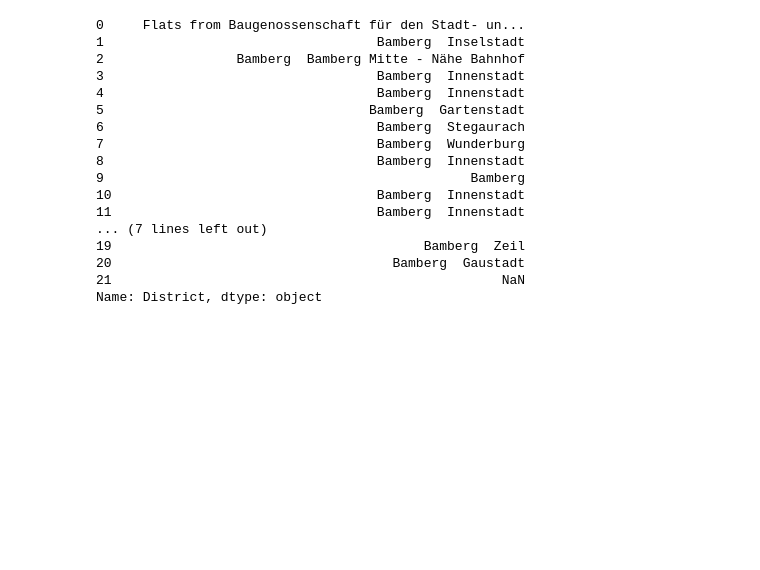
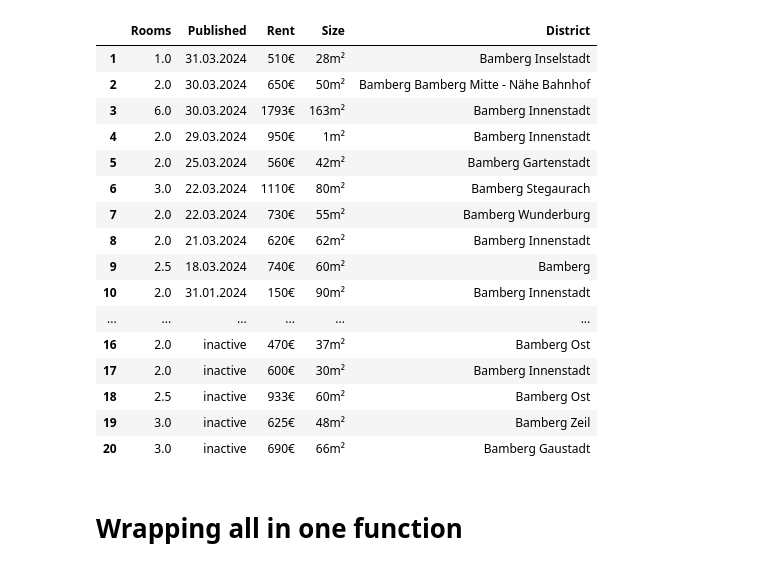
Before and after one commit to mzaoualim/Business_Proposals, a Jupyter notebook: Web_Scraping/Web_Scraper_Steps.ipynb, the cells around one changed output. Saved outputs shown, nothing was run; the diff lists cells and outputs as text; code cells hidden in the pictures; blank space fills up the shorter version.

```diff
--- a/Web_Scraping/Web_Scraper_Steps.ipynb
+++ b/Web_Scraping/Web_Scraper_Steps.ipynb
@@ -8,0 +29,4 @@ import requests
+# %%
+# select columns
+raw = raw[['Rooms', 'Published', 'Rent', 'Size', 'District']]
+raw
@@ -8,0 +51,4 @@ import requests
+# %%
+# drop empty rows
+raw.dropna(inplace=True)
+raw
@@ -9 +77,25 @@ import requests
+# %%
+# drop ads listing
+raw = raw[raw["District"].str.contains(re.escape("*")) == False]
+raw
+# %% [output]
+|  | Rooms | Published | Rent | Size | District |
+| 1 | 1.0 | 31.03.2024 | 510€ | 28m² | Bamberg Inselstadt |
+| 2 | 2.0 | 30.03.2024 | 650€ | 50m² | Bamberg Bamberg Mitte - Nähe Bahnhof |
+| 3 | 6.0 | 30.03.2024 | 1793€ | 163m² | Bamberg Innenstadt |
+| 4 | 2.0 | 29.03.2024 | 950€ | 1m² | Bamberg Innenstadt |
+| 5 | 2.0 | 25.03.2024 | 560€ | 42m² | Bamberg Gartenstadt |
+| 6 | 3.0 | 22.03.2024 | 1110€ | 80m² | Bamberg Stegaurach |
+| 7 | 2.0 | 22.03.2024 | 730€ | 55m² | Bamberg Wunderburg |
+| 8 | 2.0 | 21.03.2024 | 620€ | 62m² | Bamberg Innenstadt |
+| 9 | 2.5 | 18.03.2024 | 740€ | 60m² | Bamberg |
+| 10 | 2.0 | 31.01.2024 | 150€ | 90m² | Bamberg Innenstadt |
+| ... | ... | ... | ... | ... | ... |
+| 16 | 2.0 | inactive | 470€ | 37m² | Bamberg Ost |
+| 17 | 2.0 | inactive | 600€ | 30m² | Bamberg Innenstadt |
+| 18 | 2.5 | inactive | 933€ | 60m² | Bamberg Ost |
+| 19 | 3.0 | inactive | 625€ | 48m² | Bamberg Zeil |
+| 20 | 3.0 | inactive | 690€ | 66m² | Bamberg Gaustadt |
+# %% [markdown]
+# Wrapping all in one function
 # %%
@@ -34,20 +125,0 @@ tab = pd.read_html(link)
-# %%
-tab[0]['District']
-# %% [output]
-0     Flats from Baugenossenschaft für den Stadt- un...
-1                                   Bamberg  Inselstadt
-2                 Bamberg  Bamberg Mitte - Nähe Bahnhof
-3                                   Bamberg  Innenstadt
-4                                   Bamberg  Innenstadt
-5                                  Bamberg  Gartenstadt
-6                                   Bamberg  Stegaurach
-7                                   Bamberg  Wunderburg
-8                                   Bamberg  Innenstadt
-9                                               Bamberg
-10                                  Bamberg  Innenstadt
-11                                  Bamberg  Innenstadt
-... (7 lines left out)
-19                                        Bamberg  Zeil
-20                                    Bamberg  Gaustadt
-21                                                  NaN
-Name: District, dtype: object
```
Also changed, not shown: parts of 8 cells of this notebook.
